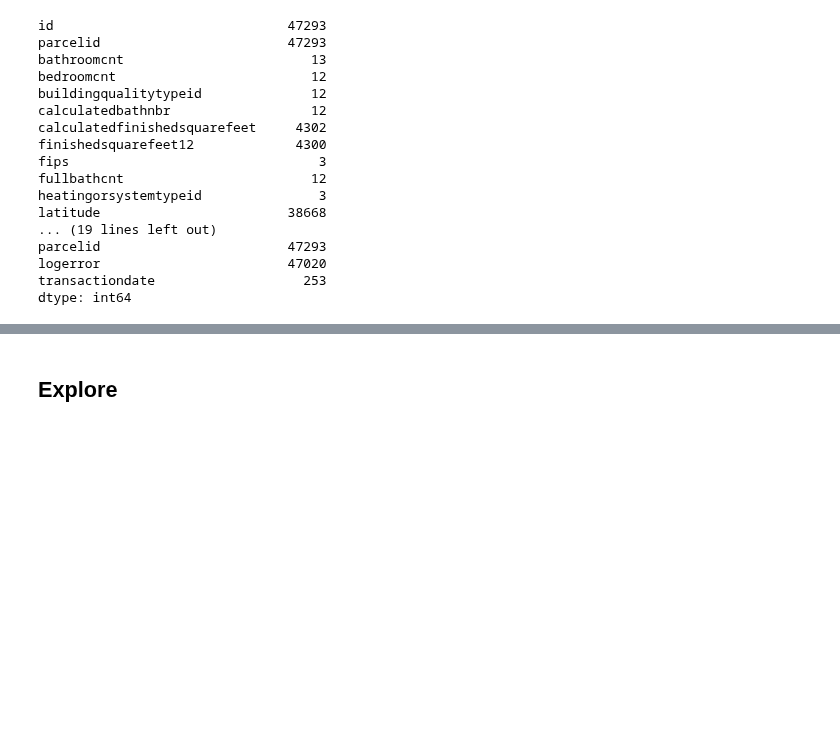
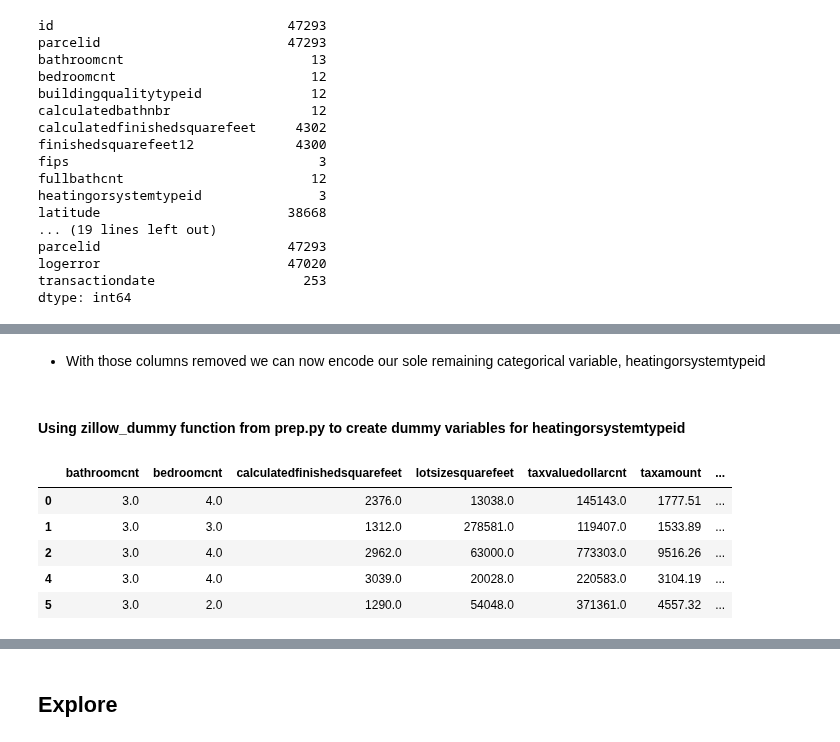
Before and after one commit to SamuelD-Data/zillow_clustering_project, a Jupyter notebook: zillow_clustering_project_notebook.ipynb, the cells around one changed output, grey strips where cells are left out. Drawn from its saved outputs; the diff is of its cells as text; code cells hidden in the pictures; blank space fills up the shorter version.

```diff
--- a/zillow_clustering_project_notebook.ipynb
+++ b/zillow_clustering_project_notebook.ipynb
@@ -319,0 +423,17 @@ dtype: int64
+# %% [markdown]
+- With those columns removed we can now encode our sole remaining categorical variable, heatingorsystemtypeid
+# %% [markdown]
+#### Using zillow_dummy function from prep.py to create dummy variables for heatingorsystemtypeid
+# %%
+# saving resulting df to variable
+df = zillow_dummy(df)
+
+# previewing dummy data
+df.head()
+# %% [output]
+|  | bathroomcnt | bedroomcnt | calculatedfinishedsquarefeet | lotsizesquarefeet | taxvaluedollarcnt | taxamount | ... |
+| 0 | 3.0 | 4.0 | 2376.0 | 13038.0 | 145143.0 | 1777.51 | ... |
+| 1 | 3.0 | 3.0 | 1312.0 | 278581.0 | 119407.0 | 1533.89 | ... |
+| 2 | 3.0 | 4.0 | 2962.0 | 63000.0 | 773303.0 | 9516.26 | ... |
+| 4 | 3.0 | 4.0 | 3039.0 | 20028.0 | 220583.0 | 3104.19 | ... |
+| 5 | 3.0 | 2.0 | 1290.0 | 54048.0 | 371361.0 | 4557.32 | ... |
```
Also changed, not shown: parts of 24 cells of this notebook.
